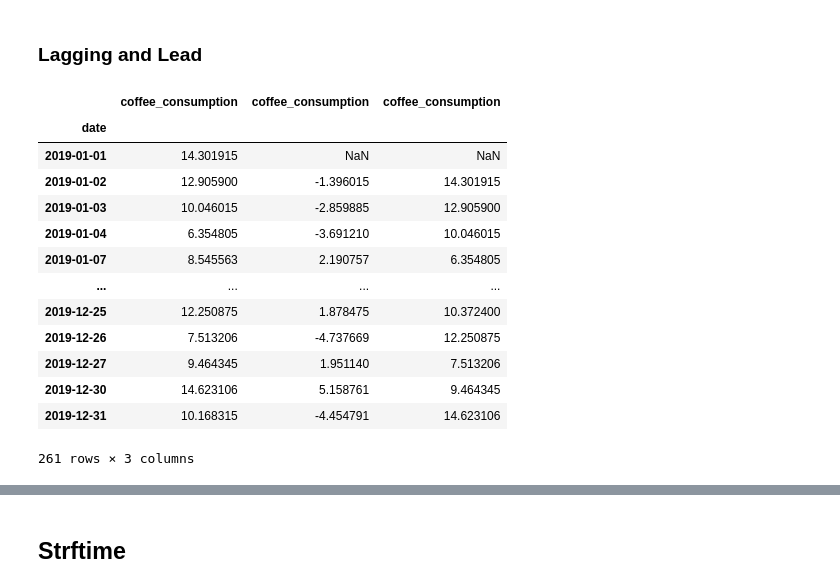
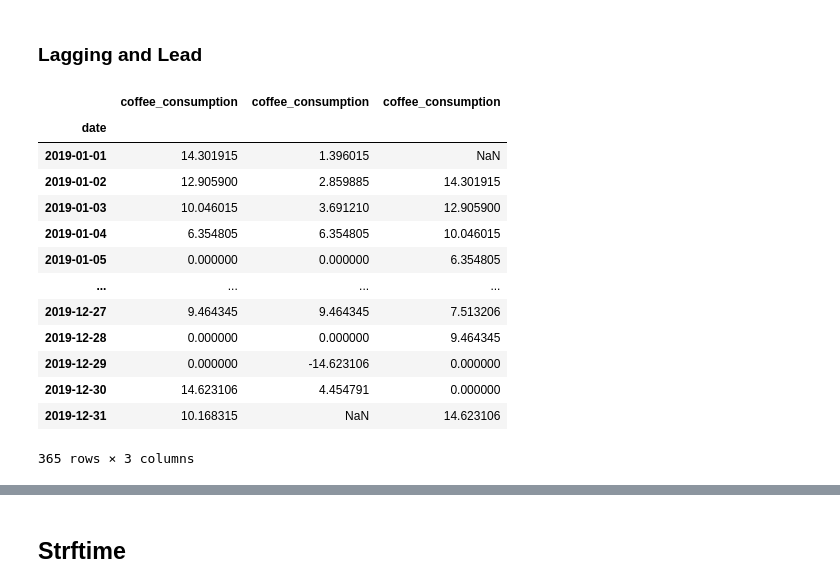
Before and after one commit to lopezelihezer/time-series-exercises, a Jupyter notebook: working-with-time-series-data.ipynb, the cells around one changed output, grey strips where cells are left out. Saved outputs shown, nothing was run; the diff lists cells and outputs as text; code cells hidden in the pictures.

```diff
--- a/working-with-time-series-data.ipynb
+++ b/working-with-time-series-data.ipynb
@@ -73,4 +86,3 @@ df.date.dt.month.value_counts()
 Name: date, dtype: int64
 # %%
-df['weekday']  = df.date.dt.day_name()
-df.weekday.value_counts()
+df['month'] = df.date.dt.month
@@ -221,5 +294,4 @@ df.resample('M').sum()
 # %% [markdown]
 ### Rolling Windows
 # %%
-# 3 day moving average
-df.asfreq('D').fillna(0)
+df = df.asfreq('D').fillna(0)
@@ -260,5 +367,4 @@ df.head(10)
 # %%
 # Moving monthly sum
-df['monthly_rolling']=df.coffee_consumption.rolling(30).sum()
-df.head(31)
+df.coffee_consumption.rolling(30).sum()
 # %% [output]
@@ -302,23 +386,23 @@ df.head(10)
 # %%
 pd.concat([
     df.coffee_consumption,
-    df.coffee_consumption.diff(),
+    df.coffee_consumption.diff(-1),
     df.coffee_consumption.shift(),
 ], axis=1)
 # %% [output]
 |  | coffee_consumption | coffee_consumption | coffee_consumption |
 | date |  |  |  |
-| 2019-01-01 | 14.301915 | NaN | NaN |
-| 2019-01-02 | 12.905900 | -1.396015 | 14.301915 |
-| 2019-01-03 | 10.046015 | -2.859885 | 12.905900 |
-| 2019-01-04 | 6.354805 | -3.691210 | 10.046015 |
-| 2019-01-07 | 8.545563 | 2.190757 | 6.354805 |
+| 2019-01-01 | 14.301915 | 1.396015 | NaN |
+| 2019-01-02 | 12.905900 | 2.859885 | 14.301915 |
+| 2019-01-03 | 10.046015 | 3.691210 | 12.905900 |
+| 2019-01-04 | 6.354805 | 6.354805 | 10.046015 |
+| 2019-01-05 | 0.000000 | 0.000000 | 6.354805 |
 | ... | ... | ... | ... |
-| 2019-12-25 | 12.250875 | 1.878475 | 10.372400 |
-| 2019-12-26 | 7.513206 | -4.737669 | 12.250875 |
-| 2019-12-27 | 9.464345 | 1.951140 | 7.513206 |
-| 2019-12-30 | 14.623106 | 5.158761 | 9.464345 |
-| 2019-12-31 | 10.168315 | -4.454791 | 14.623106 |
+| 2019-12-27 | 9.464345 | 9.464345 | 7.513206 |
+| 2019-12-28 | 0.000000 | 0.000000 | 9.464345 |
+| 2019-12-29 | 0.000000 | -14.623106 | 0.000000 |
+| 2019-12-30 | 14.623106 | 4.454791 | 0.000000 |
+| 2019-12-31 | 10.168315 | NaN | 14.623106 |
-261 rows × 3 columns
+365 rows × 3 columns
 # %%
 # different time periods
```
Also changed, not shown: parts of 57 cells of this notebook, 1 other file.
